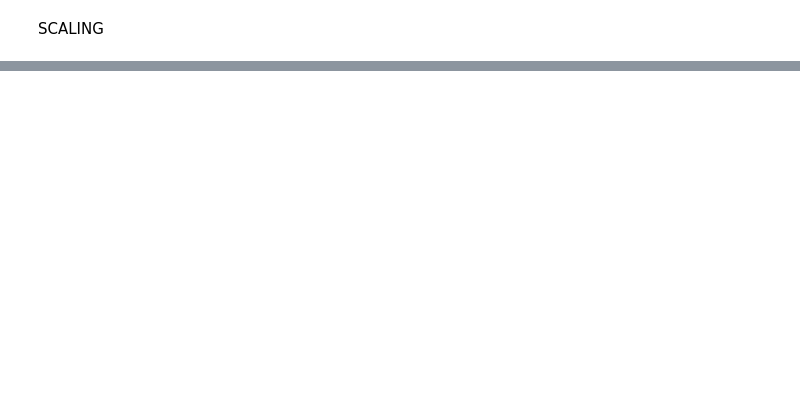
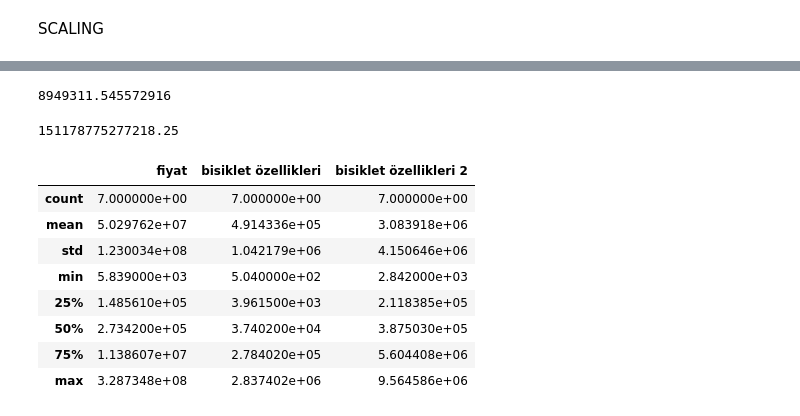
Before and after one commit to EmreUludag0/BTK-VeriBilimiPythonTensorflow, a Jupyter notebook: tensorflowGiris.ipynb, the cells around one changed output, grey strips where cells are left out. Saved outputs shown, nothing was run; the diff lists cells and outputs as text; code cells hidden in the pictures; blank space fills up the shorter version.

```diff
--- a/tensorflowGiris.ipynb
+++ b/tensorflowGiris.ipynb
@@ -40,0 +153,20 @@ from sklearn.model_selection import train_test_split
+# %%
+mean_absolute_error(tahminDF["Gerçek Y"],tahminDF["Tahmin Y"])
+# %% [output]
+8949311.545572916
+# %%
+mean_squared_error(tahminDF["Gerçek Y"],tahminDF["Tahmin Y"])
+# %% [output]
+151178775277218.25
+# %%
+dataFrame.describe()
+# %% [output]
+|  | fiyat | bisiklet özellikleri | bisiklet özellikleri 2 |
+| count | 7.000000e+00 | 7.000000e+00 | 7.000000e+00 |
+| mean | 5.029762e+07 | 4.914336e+05 | 3.083918e+06 |
+| std | 1.230034e+08 | 1.042179e+06 | 4.150646e+06 |
+| min | 5.839000e+03 | 5.040000e+02 | 2.842000e+03 |
+| 25% | 1.485610e+05 | 3.961500e+03 | 2.118385e+05 |
+| 50% | 2.734200e+05 | 3.740200e+04 | 3.875030e+05 |
+| 75% | 1.138607e+07 | 2.784020e+05 | 5.604408e+06 |
+| max | 3.287348e+08 | 2.837402e+06 | 9.564586e+06 |
```
Also changed, not shown: parts of 32 cells of this notebook, 5 other files.
